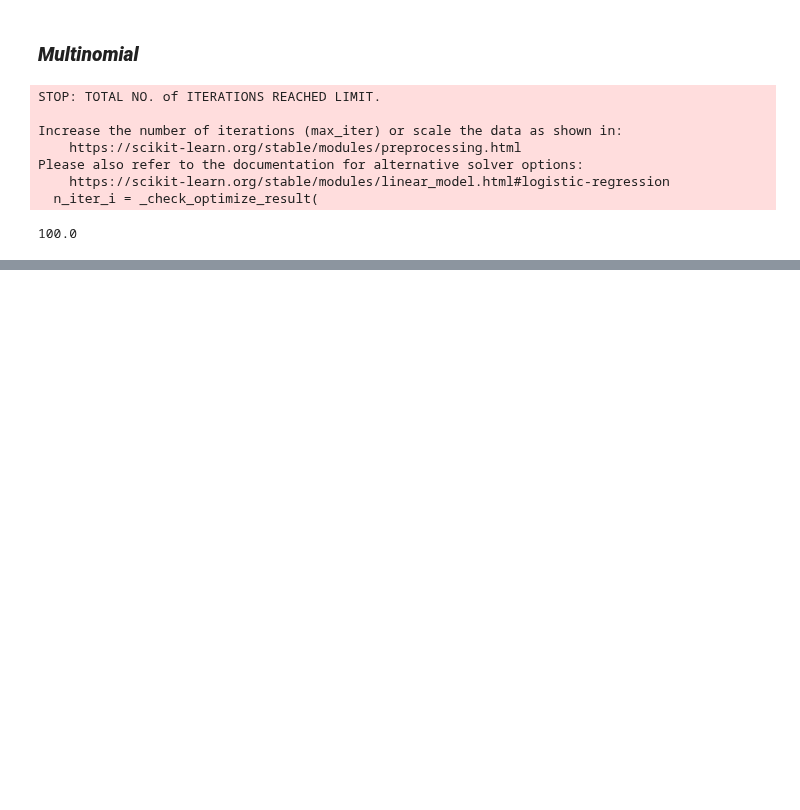
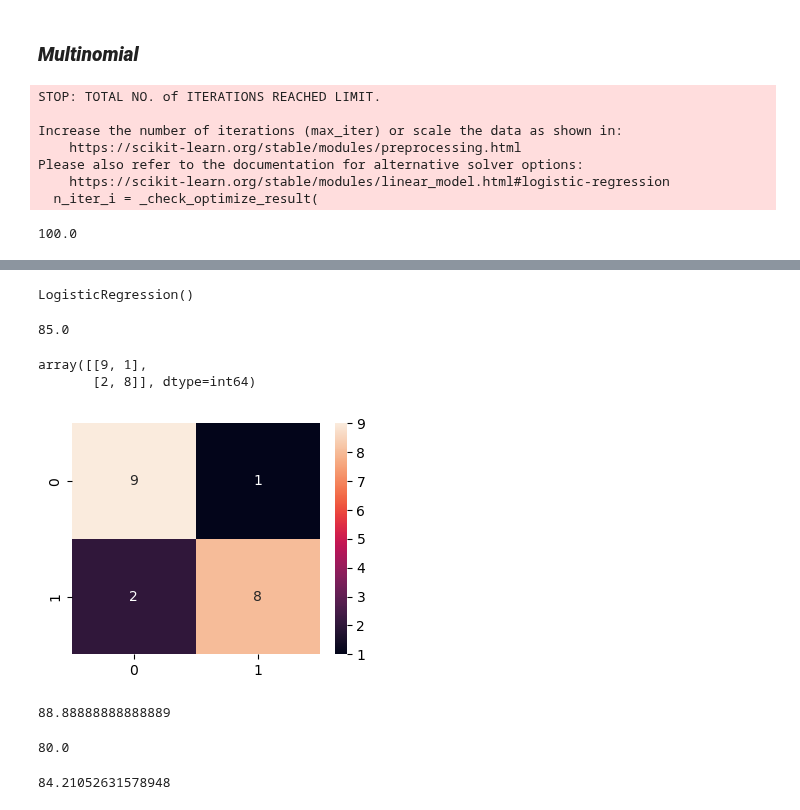
Before and after one commit to deepaknandeshwar17/Machine_Learning_practice, a Jupyter notebook: ml3.ipynb, the cells around one changed output, grey strips where cells are left out. Drawn from its saved outputs; the diff is of its cells as text; code cells hidden in the pictures; blank space fills up the shorter version.

Commit message:
Updating with Confusion Matrix, precion, recall, f1_score

```diff
--- a/ml3.ipynb
+++ b/ml3.ipynb
@@ -211,0 +241,16 @@ Please also refer to the documentation for alternative solver options:
+# %%
+x = placementdata.iloc[:,:-1]
+y = placementdata["Placement"]
+# %%
+from sklearn.model_selection import train_test_split
+x_train,x_test,y_train,y_test = train_test_split(x,y,random_state=42,test_size=0.2)
+# %%
+from sklearn.linear_model import LogisticRegression
+lr = LogisticRegression()
+lr.fit(x_train, y_train)
+# %% [output]
+LogisticRegression()
+# %%
+lr.score(x_test,y_test)*100
+# %% [output]
+85.0
@@ -211,0 +259,24 @@ Please also refer to the documentation for alternative solver options:
+# %%
+cf = confusion_matrix(y_test, lr.predict(x_test))
+cf
+# %% [output]
+array([[9, 1],
+       [2, 8]], dtype=int64)
+# %%
+plt.figure(figsize=(4,3))
+sns.heatmap(cf, annot=True)
+plt.show()
+# %% [output]
+[figure, added]
+# %%
+precision_score(y_test, lr.predict(x_test))*100
+# %% [output]
+88.88888888888889
+# %%
+recall_score(y_test, lr.predict(x_test))*100
+# %% [output]
+80.0
+# %%
+f1_score(y_test, lr.predict(x_test))*100
+# %% [output]
+84.21052631578948
```
Also changed, not shown: parts of 7 cells of this notebook, 1 other file.
